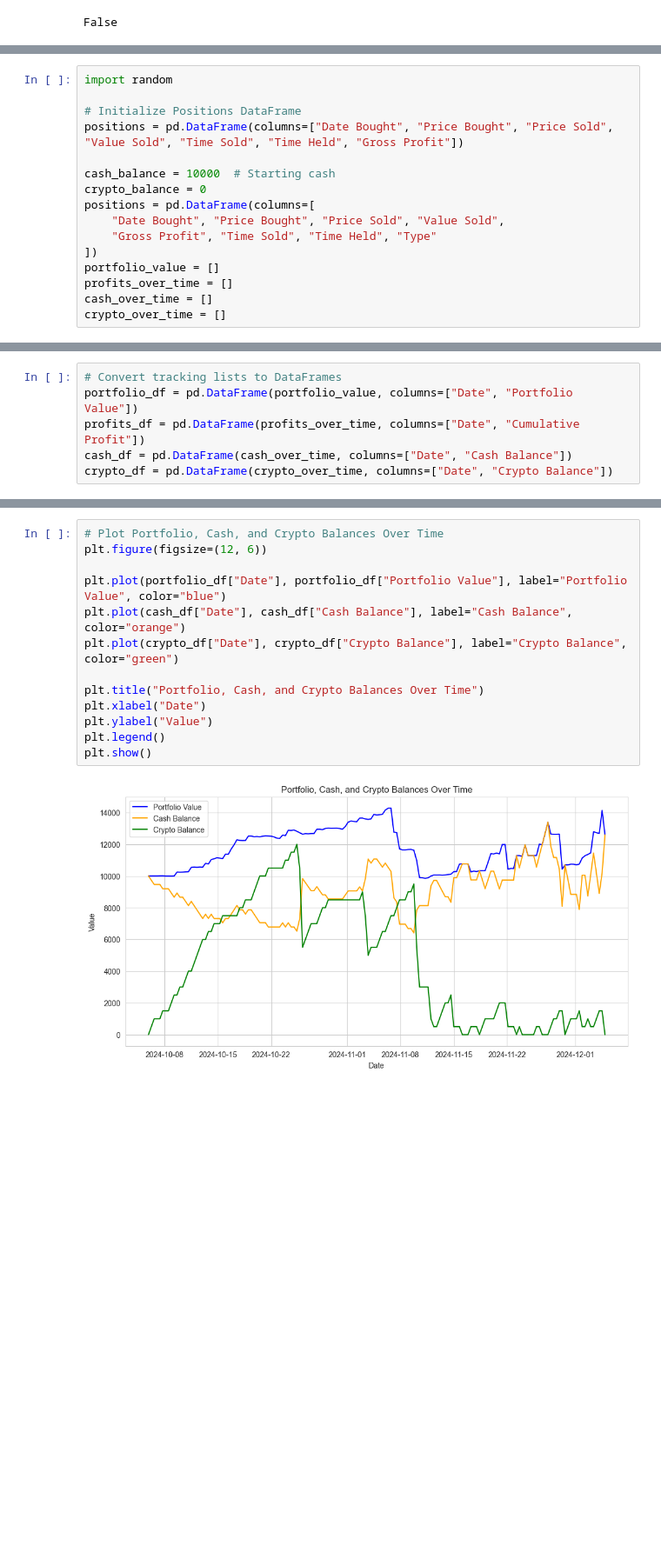
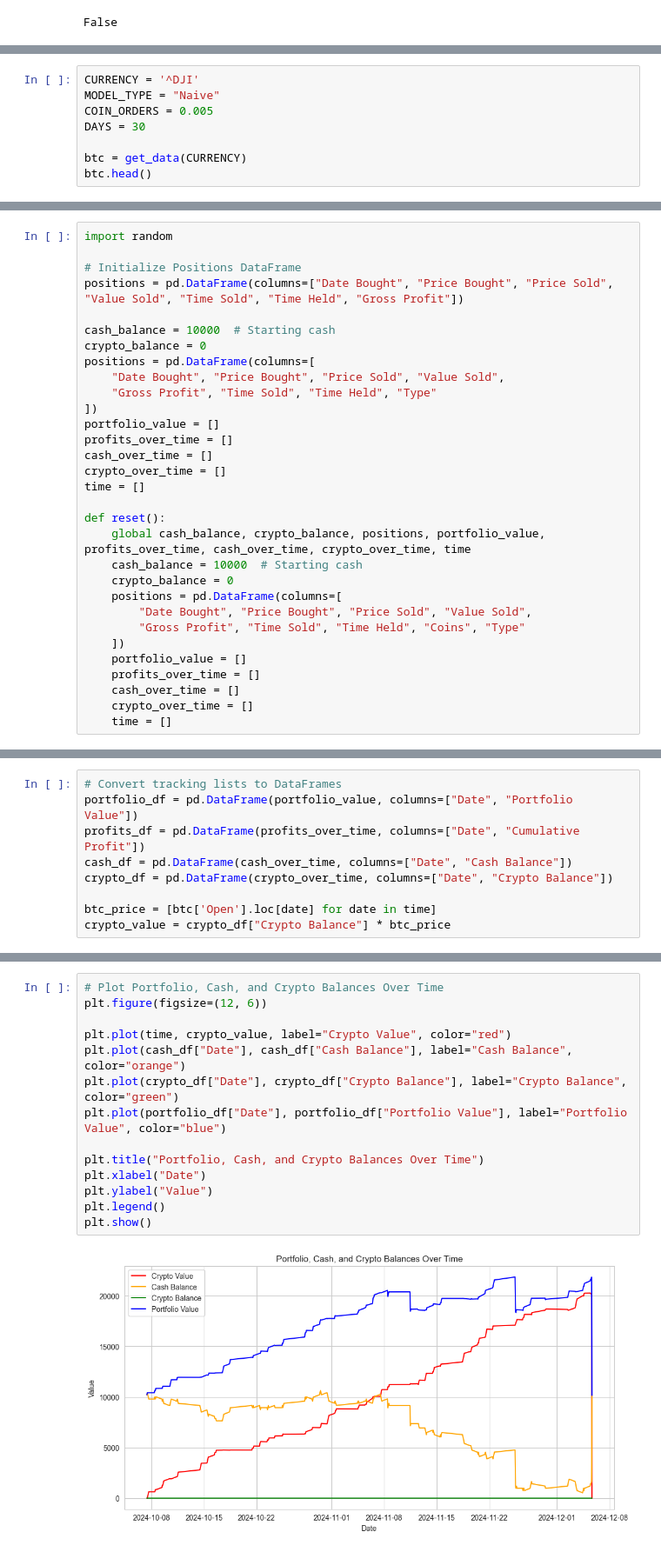
Before and after one commit to AkeBoss-tech/CoolCryptoCode, a Jupyter notebook: crypto.ipynb, the cells around one changed output, grey strips where cells are left out. Shown at 87% size. Saved outputs shown, nothing was run; the diff lists cells and outputs as text; blank space fills up the shorter version.

```diff
--- a/crypto.ipynb
+++ b/crypto.ipynb
@@ -65,0 +18,8 @@ btc.head()
+# %%
+CURRENCY = '^DJI'
+MODEL_TYPE = "Naive"
+COIN_ORDERS = 0.005
+DAYS = 30
+
+btc = get_data(CURRENCY)
+btc.head()
@@ -121,6 +91,21 @@ portfolio_value = []
 profits_over_time = []
 cash_over_time = []
 crypto_over_time = []
+time = []
+
+def reset():
+    global cash_balance, crypto_balance, positions, portfolio_value, profits_over_time, cash_over_time, crypto_over_time, time
+    cash_balance = 10000  # Starting cash
+    crypto_balance = 0
+    positions = pd.DataFrame(columns=[
+        "Date Bought", "Price Bought", "Price Sold", "Value Sold",
+        "Gross Profit", "Time Sold", "Time Held", "Coins", "Type"
+    ])
+    portfolio_value = []
+    profits_over_time = []
+    cash_over_time = []
+    crypto_over_time = []
+    time = []
 # %%
 def execute_trades(data, stop_loss_pct=0.05, limit_pct=0.1, coin_orders=10):
     """
@@ -218,3 +249,6 @@ portfolio_df = pd.DataFrame(portfolio_value, columns=["Date", "Portfolio Value"]
 profits_df = pd.DataFrame(profits_over_time, columns=["Date", "Cumulative Profit"])
 cash_df = pd.DataFrame(cash_over_time, columns=["Date", "Cash Balance"])
 crypto_df = pd.DataFrame(crypto_over_time, columns=["Date", "Crypto Balance"])
+
+btc_price = [btc['Open'].loc[date] for date in time]
+crypto_value = crypto_df["Crypto Balance"] * btc_price
@@ -221,15 +286,16 @@ crypto_df = pd.DataFrame(crypto_over_time, columns=["Date", "Crypto Balance"])
 # %%
 # Plot Portfolio, Cash, and Crypto Balances Over Time
 plt.figure(figsize=(12, 6))
 
-plt.plot(portfolio_df["Date"], portfolio_df["Portfolio Value"], label="Portfolio Value", color="blue")
+plt.plot(time, crypto_value, label="Crypto Value", color="red")
 plt.plot(cash_df["Date"], cash_df["Cash Balance"], label="Cash Balance", color="orange")
 plt.plot(crypto_df["Date"], crypto_df["Crypto Balance"], label="Crypto Balance", color="green")
+plt.plot(portfolio_df["Date"], portfolio_df["Portfolio Value"], label="Portfolio Value", color="blue")
 
 plt.title("Portfolio, Cash, and Crypto Balances Over Time")
 plt.xlabel("Date")
 plt.ylabel("Value")
 plt.legend()
 plt.show()
 # %% [output]
-[figure, old version]
+[figure, new version]
```
Also changed, not shown: parts of 23 cells of this notebook, 16 other files.
